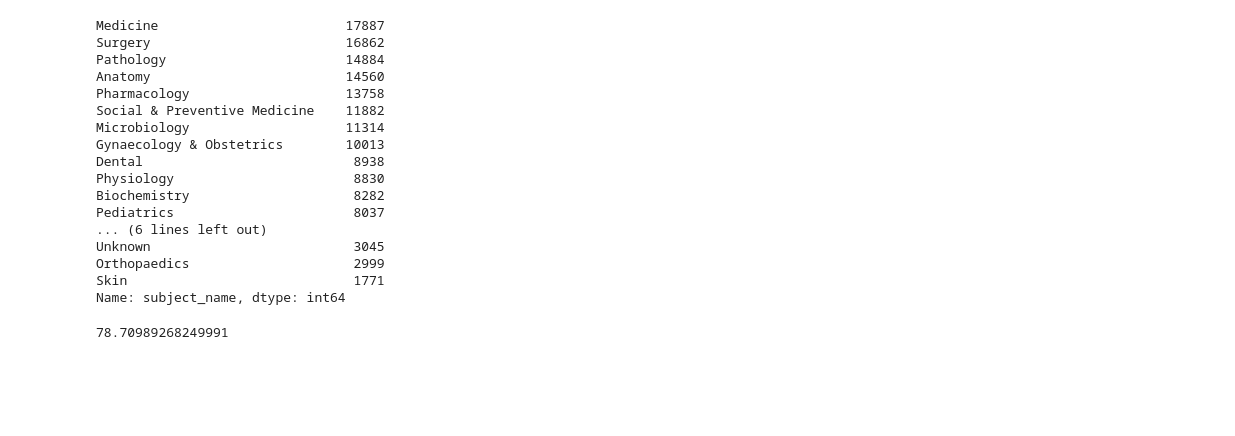
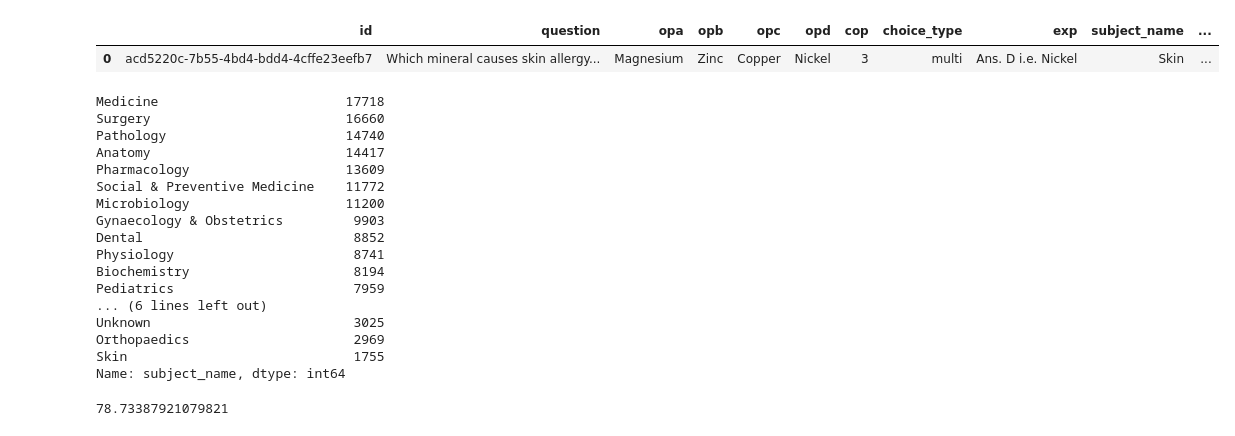
Before and after one commit to segmed/gemma_mistral, a Jupyter notebook: notebooks/datasets_example.ipynb, the cells around one changed output. Saved outputs shown, nothing was run; the diff lists cells and outputs as text; code cells hidden in the pictures; blank space fills up the shorter version.

Commit message:
adding dataset example

```diff
--- a/notebooks/datasets_example.ipynb
+++ b/notebooks/datasets_example.ipynb
@@ -12,5 +45,5 @@ VBox(children=(HTML(value='<center> <img\nsrc=https://huggingface.co/front/asset
 # %%
 from datasets import load_dataset
-dataset = load_dataset('medmcqa', split='train').shuffle(seed=42)
+dataset = load_dataset('medmcqa', split='train').shuffle(seed=42).train_test_split(test_size=0.01)
 dataset
 # %% [output]
@@ -39,24 +67,31 @@ df
+# %%
+import pandas as pd
+df_test = pd.DataFrame(dataset['test'])
+df_test.head(1)
+# %% [output]
+|  | id | question | opa | opb | opc | opd | cop | choice_type | exp | subject_name | ... |
+| 0 | acd5220c-7b55-4bd4-bdd4-4cffe23eefb7 | Which mineral causes skin allergy... | Magnesium | Zinc | Copper | Nickel | 3 | multi | Ans. D i.e. Nickel | Skin | ... |
 # %%
-df['subject_name'].value_counts()
+df_train['subject_name'].value_counts()
 # %% [output]
-Medicine                        17887
-Surgery                         16862
-Pathology                       14884
-Anatomy                         14560
-Pharmacology                    13758
-Social & Preventive Medicine    11882
-Microbiology                    11314
-Gynaecology & Obstetrics        10013
-Dental                           8938
-Physiology                       8830
-Biochemistry                     8282
-Pediatrics                       8037
+Medicine                        17718
+Surgery                         16660
+Pathology                       14740
+Anatomy                         14417
+Pharmacology                    13609
+Social & Preventive Medicine    11772
+Microbiology                    11200
+Gynaecology & Obstetrics         9903
+Dental                           8852
+Physiology                       8741
+Biochemistry                     8194
+Pediatrics                       7959
 ... (6 lines left out)
-Unknown                          3045
-Orthopaedics                     2999
-Skin                             1771
+Unknown                          3025
+Orthopaedics                     2969
+Skin                             1755
 Name: subject_name, dtype: int64
 # %%
- df['question'].apply(len).mean()
+df_train['question'].apply(len).mean()
 # %% [output]
-78.70989268249991
+78.73387921079821
```
Also changed, not shown: parts of 24 cells of this notebook.
